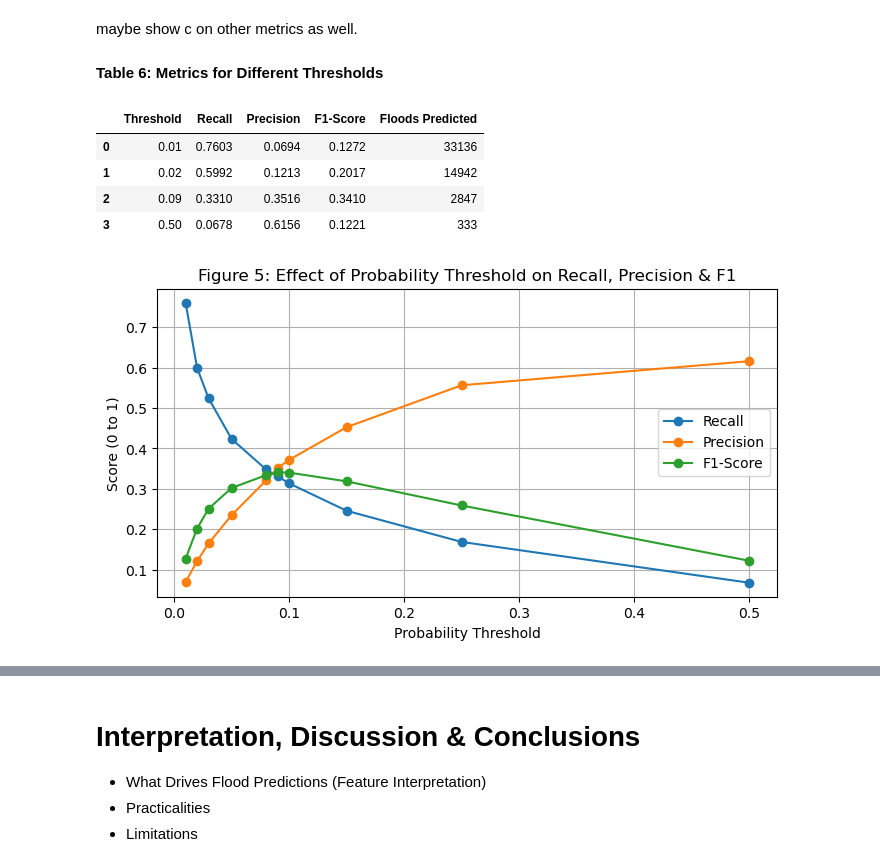
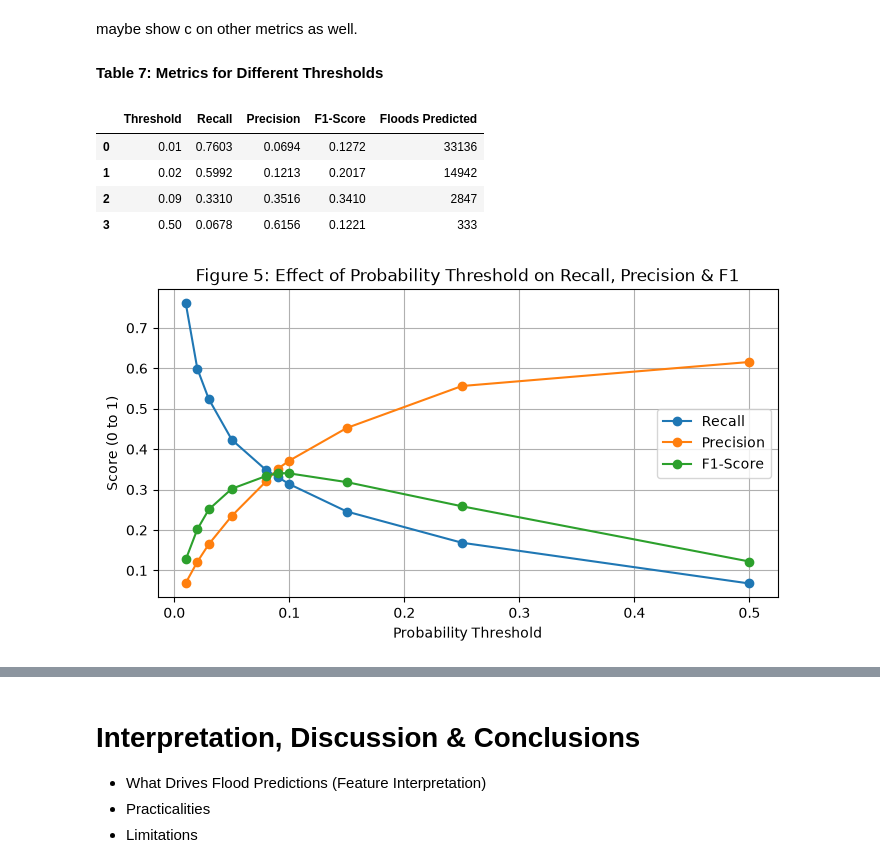
Before and after one commit to EmmaSC05/MLP-Group-Project, a Jupyter notebook: project.ipynb, the cells around one changed output, grey strips where cells are left out. Drawn from its saved outputs; the diff is of its cells as text; code cells hidden in the pictures.

```diff
--- a/project.ipynb
+++ b/project.ipynb
@@ -542,36 +546,36 @@ for t in test_thresholds:
     rows.append({
         "Threshold": t,
         "Recall": recall_score(y_val, preds),
         "Precision": precision_score(y_val, preds, zero_division=0),
         "F1-Score": f1_score(y_val, preds),
         "Floods Predicted": int(preds.sum())
     })
 
 thresh_df = pd.DataFrame(rows)
 
 # Display lowest, High-Recall, Balanced, and default thresholds
-display(Markdown("**Table 6: Metrics for Different Thresholds**"))
+display(Markdown("**Table 7: Metrics for Different Thresholds**"))
 display(thresh_df.iloc[[0, 1, 5, 9]].reset_index(drop=True).round(4))
 
 # Plot Recall, Precision, and F1 for each threshold
 plt.figure(figsize=(8, 4))
 plt.plot(thresh_df["Threshold"], thresh_df["Recall"], marker="o", label="Recall")
 plt.plot(thresh_df["Threshold"], thresh_df["Precision"], marker="o", label="Precision")
 plt.plot(thresh_df["Threshold"], thresh_df["F1-Score"], marker="o", label="F1-Score")
 plt.xlabel("Probability Threshold")
 plt.ylabel("Score (0 to 1)")
 plt.title("Figure 5: Effect of Probability Threshold on Recall, Precision & F1")
 plt.legend()
 plt.grid(True)
 plt.show()
 # %% [output]
-**Table 6: Metrics for Different Thresholds**
+**Table 7: Metrics for Different Thresholds**
 |  | Threshold | Recall | Precision | F1-Score | Floods Predicted |
 | 0 | 0.01 | 0.7603 | 0.0694 | 0.1272 | 33136 |
 | 1 | 0.02 | 0.5992 | 0.1213 | 0.2017 | 14942 |
 | 2 | 0.09 | 0.3310 | 0.3516 | 0.3410 | 2847 |
 | 3 | 0.50 | 0.0678 | 0.6156 | 0.1221 | 333 |
-[figure, old version]
+[figure, new version]
 # %%
 # Refit the final calibrated model on all training data
 final_svc = CalibratedClassifierCV(
```
Also changed, not shown: parts of 8 cells of this notebook.
